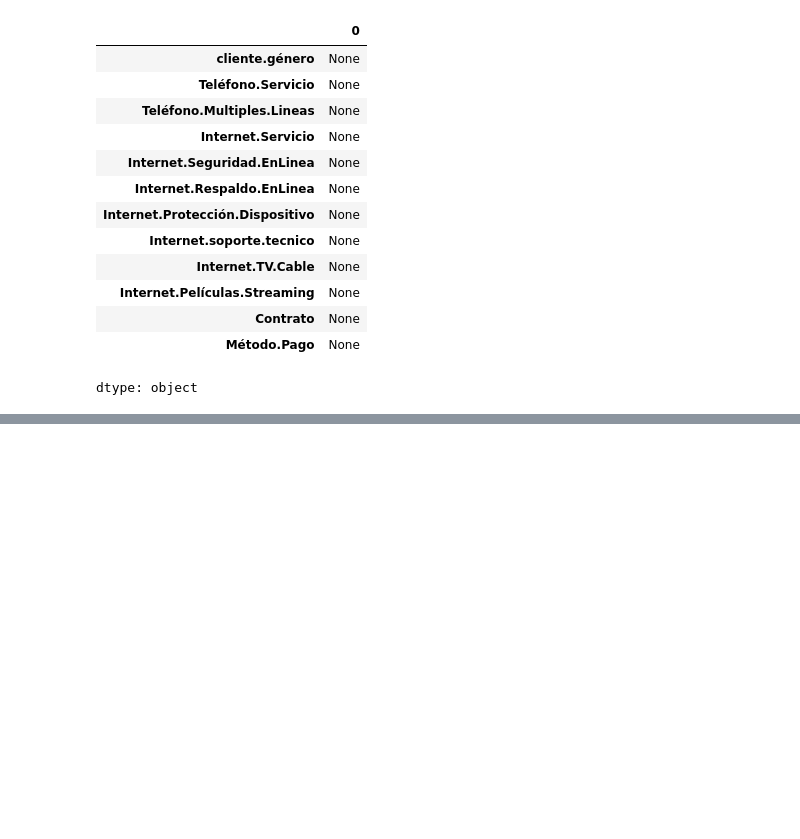
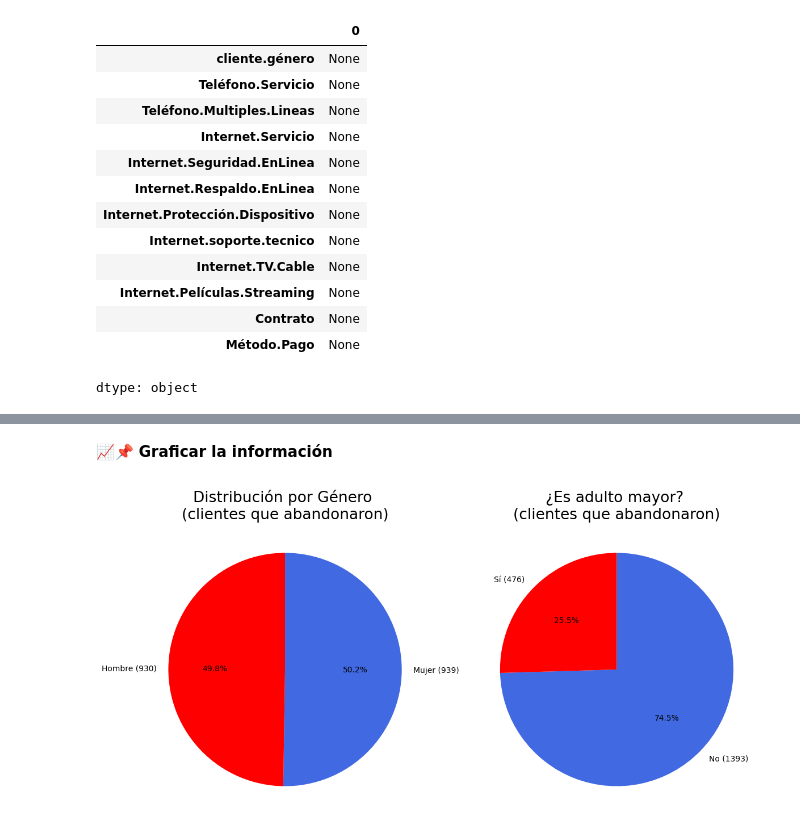
Before and after one commit to Lexx4nder/challenge2-data-science-LATAM, a Jupyter notebook: Challenge_2_Data_Science_|_TELECOM_X.ipynb, the cells around one changed output, grey strips where cells are left out. Saved outputs shown, nothing was run; the diff lists cells and outputs as text; code cells hidden in the pictures; blank space fills up the shorter version.

```diff
--- a/Challenge_2_Data_Science_|_TELECOM_X.ipynb
+++ b/Challenge_2_Data_Science_|_TELECOM_X.ipynb
@@ -393,22 +453,20 @@ dtype: object
 #Re nombrar la categoría del campo género
 clientes_abandonaron_limpio['cliente.género'] = (
     clientes_abandonaron_limpio['cliente.género']
-    .replace({'Female': 'Mujer', 'Male': 'Hombre'})
+    .map({'Female': 'Mujer', 'Male': 'Hombre'})
     .astype('category')
 )
 # %%
-#Re nombrar el valor 'NaN'
 clientes_abandonaron_limpio['Internet.soporte.tecnico'] = (
     clientes_abandonaron_limpio['Internet.soporte.tecnico']
-    .replace({np.nan: 'No aplica'})
-    .astype('category')
+    .fillna('No aplica')
 )
+#Re nombrar el campo nan
 # %%
 # Hacer más digerible 'No phone service' por 'NO' en Teléfono.Multiples.Lineas
 clientes_abandonaron_limpio['Teléfono.Multiples.Lineas'] = (
     clientes_abandonaron_limpio['Teléfono.Multiples.Lineas']
-    .replace({'No phone service': 'NO'})
-    .astype('category')
+    .replace({'No phone service': 'No'})
 )
 # %%
 # En 'No internet service' por 'No aplica'
@@ -422,10 +486,3 @@ columnas_internet = [
-# %%
-for col in columnas_internet:
-    clientes_abandonaron_limpio[col] = (
-        clientes_abandonaron_limpio[col]
-        .replace({'No internet service': 'No aplica'})
-        .astype('category')
-    )
 # %%
 clientes_abandonaron_limpio.info()
 # %% [output]
@@ -452,0 +627,32 @@ display(clientes_abandono.head())
+# %% [markdown]
+📈📌 **Graficar la información**
+# %%
+genero_conteo = clientes_abandonaron_limpio['cliente.género'].value_counts()
+adulto_mayor_conteo = clientes_abandonaron_limpio['cliente.Adulto_Mayor'].map({0: 'No', 1: 'Sí'}).value_counts()
+
+fig, axes = plt.subplots(1, 2, figsize = (12, 6))
+
+axes[0].pie(
+    genero_conteo,
+    labels=[f'{label} ({count})' for label, count in genero_conteo.items()],
+    autopct='%1.1f%%',
+    startangle=90,
+    counterclock=False,
+    colors=['royalblue', 'red']
+)
+axes[0].set_title('Distribución por Género \n(clientes que abandonaron)', fontsize=19)
+
+axes[1].pie(
+    adulto_mayor_conteo,
+    labels=[f'{label} ({count})' for label, count in adulto_mayor_conteo.items()],
+    autopct='%1.1f%%',
+    startangle=90,
+    counterclock=False,
+    colors=['royalblue', 'red']
+)
+axes[1].set_title('¿Es adulto mayor? \n(clientes que abandonaron)', fontsize=19)
+
+plt.tight_layout()
+plt.show()
+# %% [output]
+[figure, added]
```
Also changed, not shown: parts of 20 cells of this notebook.
